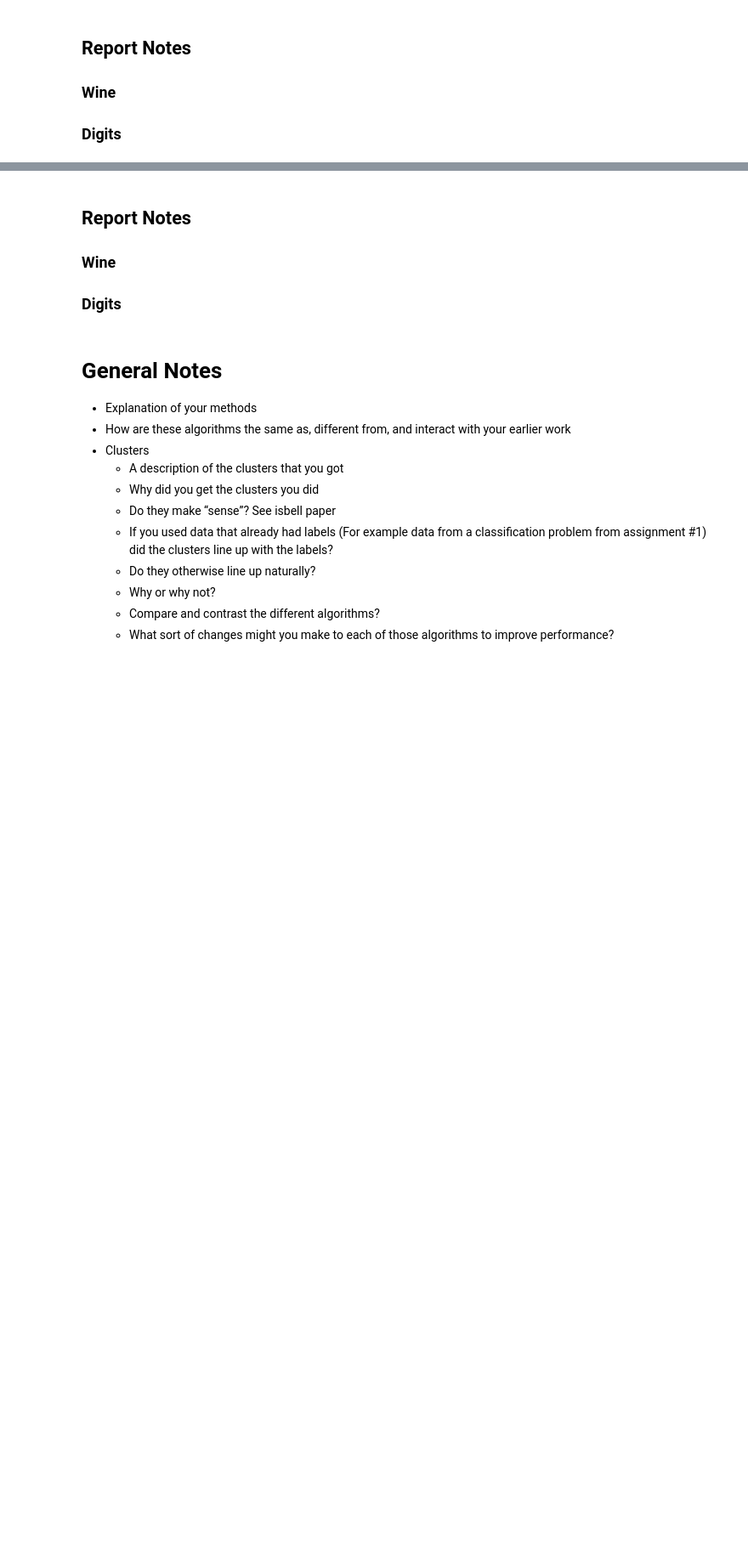
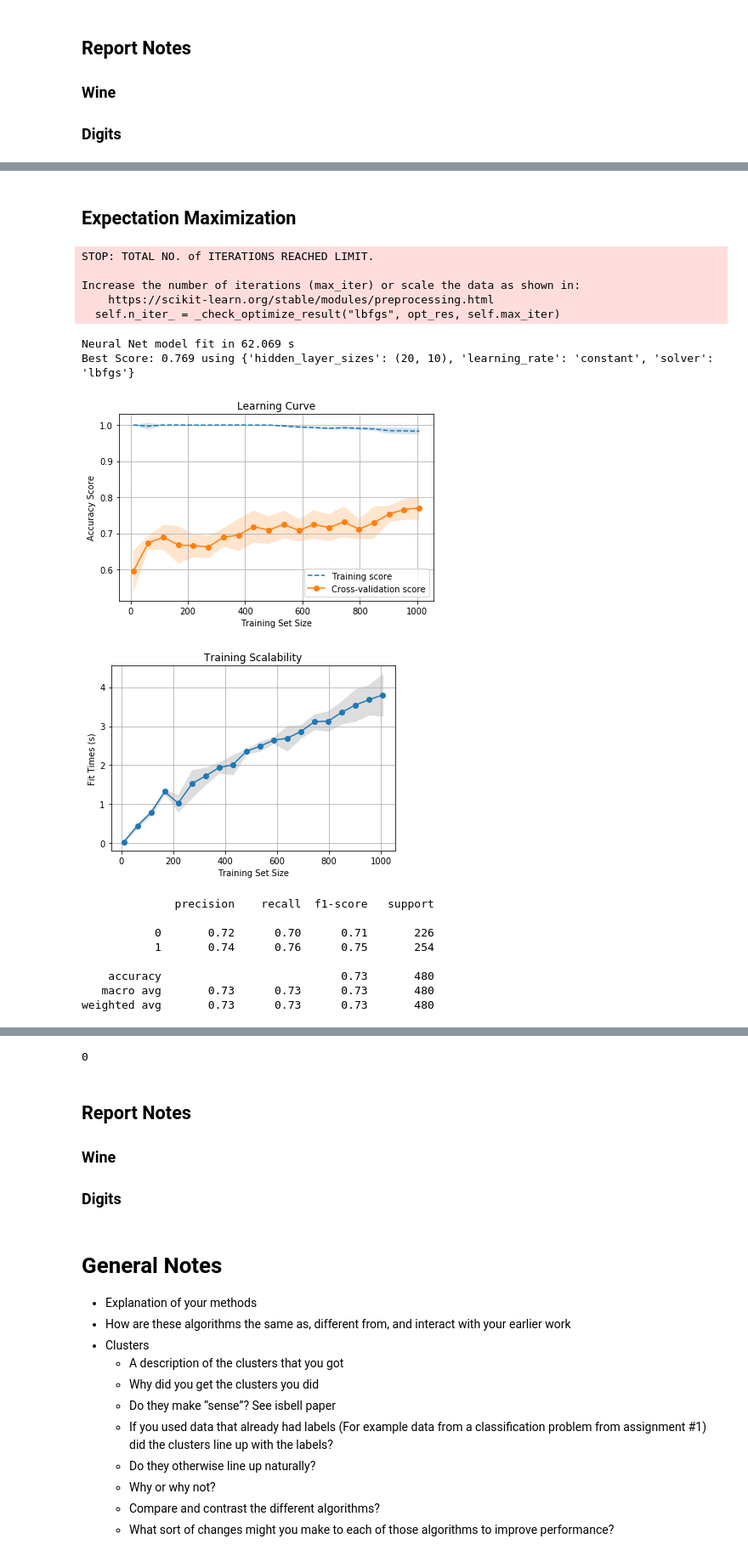
Before and after one commit to reedipher/CS-7641-unsupervised_learning, a Jupyter notebook: code/Assignment 3.ipynb, the cells around one changed output, grey strips where cells are left out. Shown at 85% size. Saved outputs shown, nothing was run; the diff lists cells and outputs as text; code cells hidden in the pictures; blank space fills up the shorter version.

```diff
--- a/code/Assignment 3.ipynb
+++ b/code/Assignment 3.ipynb
@@ -968,0 +1290,79 @@ Rerun your neural network learner on the newly projected data.
+# %% [markdown]
+## Expectation Maximization
+# %%
+# create dataset
+
+# cluster data and predict labels
+em = GaussianMixture(n_components=2, random_state=0)
+em.fit(wineX_scaled)
+em_labels = em.predict(wineX_scaled)
+
+# add in cluster labels as additional feature
+em_wineX = np.c_[wineX_scaled, em_labels]
+
+X = em_wineX
+y = winey
+# %%
+# Train Neural net
+
+learning_rates = ['constant', 'invscaling']
+solvers = ['sgd', 'lbfgs', 'adam']
+layers = [(10,), (20,), (40,), (10,10), (20, 10), (20,20), (40,10), (40,20)]
+parameters = {'solver': solvers, 'learning_rate': learning_rates, 'hidden_layer_sizes': layers}
+
+# Split into train and test sets
+X_train, X_test, y_train, y_test = train_test_split(X, y, test_size=0.3, random_state=0)
+
+clf = GridSearchCV(MLPClassifier(max_iter=2000, alpha=1, random_state=0),
+                   parameters,
+                   cv=10,
+                   scoring='accuracy',
+                   n_jobs=-1)
+
+t0 = time()
+clf.fit(X_train, y_train)
+nn_time = time() - t0
+
+print("Neural Net model fit in %.3f s" % nn_time)
+print('Best Score: %.3f using %r' % (clf.best_score_, clf.best_params_))
+
+# Create NN with best parameters from grid search
+nn = MLPClassifier(learning_rate=clf.best_params_["learning_rate"],
+                   solver=clf.best_params_["solver"],
+                   hidden_layer_sizes=clf.best_params_["hidden_layer_sizes"],
+                   max_iter=2000,
+                   alpha=1,
+                   random_state=0)
+
+# plot the learning curve for the data
+plot_learning_curve(nn, X_train, y_train)
+
+# Predict results using the test set
+nn.fit(X_train, y_train)
+nn_pred = nn.predict(X_test)
+
+# Calculate Null Accuracy
+calculate_null_accuracy(y)
+
+# let's see how our model performed
+print(classification_report(y_test, nn_pred))
+
+plot_confusion(nn, X_test, y_test, labels)
+# %% [output]
+STOP: TOTAL NO. of ITERATIONS REACHED LIMIT.
+
+Increase the number of iterations (max_iter) or scale the data as shown in:
+    https://scikit-learn.org/stable/modules/preprocessing.html
+  self.n_iter_ = _check_optimize_result("lbfgs", opt_res, self.max_iter)
+Neural Net model fit in 62.069 s
+Best Score: 0.769 using {'hidden_layer_sizes': (20, 10), 'learning_rate': 'constant', 'solver': 'lbfgs'}
+[figure, added]
+[figure, added]
+              precision    recall  f1-score   support
+
+           0       0.72      0.70      0.71       226
+           1       0.74      0.76      0.75       254
+
+    accuracy                           0.73       480
+   macro avg       0.73      0.73      0.73       480
+weighted avg       0.73      0.73      0.73       480
@@ -969,3 +1376,4 @@ Rerun your neural network learner on the newly projected data.
+0
 # %% [markdown]
 ## Report Notes
 ### Wine
```
Also changed, not shown: parts of 23 cells of this notebook.
